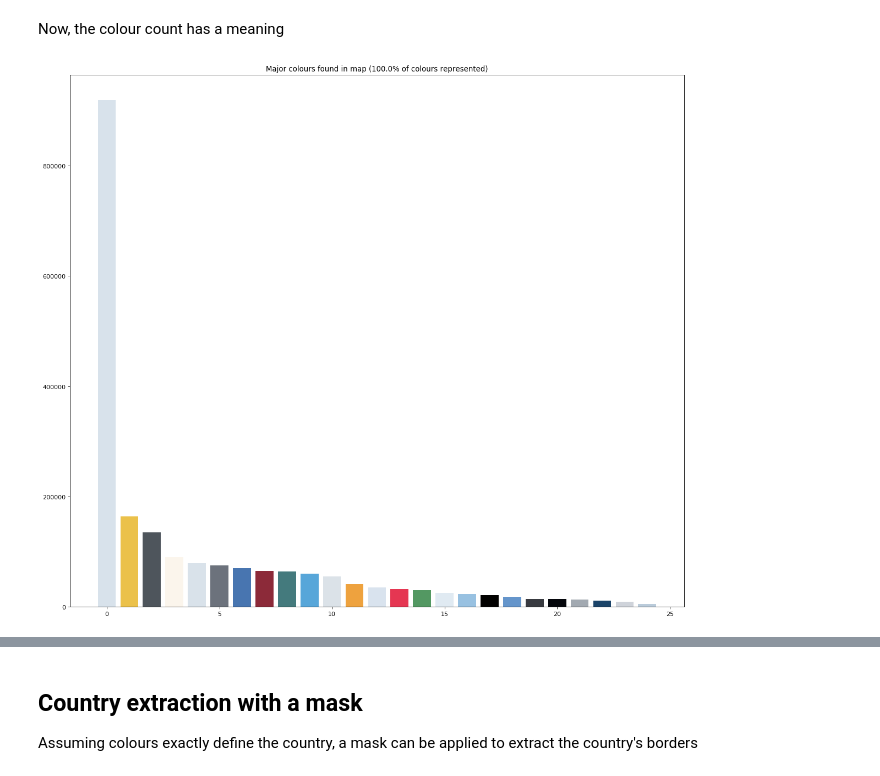
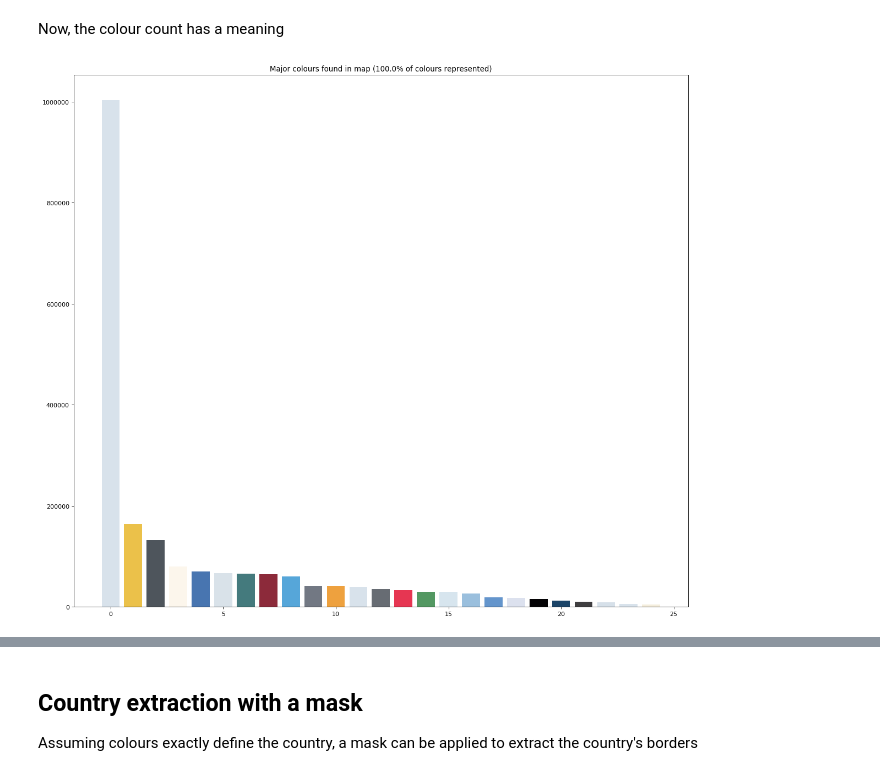
Before and after one commit to cadoman/map-parser, a Jupyter notebook: notebooks/polygon_extraction.ipynb, the cells around one changed output, grey strips where cells are left out. Drawn from its saved outputs; the diff is of its cells as text; code cells hidden in the pictures.

```diff
--- a/notebooks/polygon_extraction.ipynb
+++ b/notebooks/polygon_extraction.ipynb
@@ -74,7 +198,7 @@ Wall time: 8.55 s
 # %% [markdown]
 Now, the colour count has a meaning
 # %%
-extracted_colors =  extract_major_colors(clustered_europe)
+extracted_colors =  extract_major_colors(clustered_europe_no_location)
 print_colors(extracted_colors)
 # %% [output]
-[figure, old version]
+[figure, new version]
```
Also changed, not shown: parts of 15 cells of this notebook.
